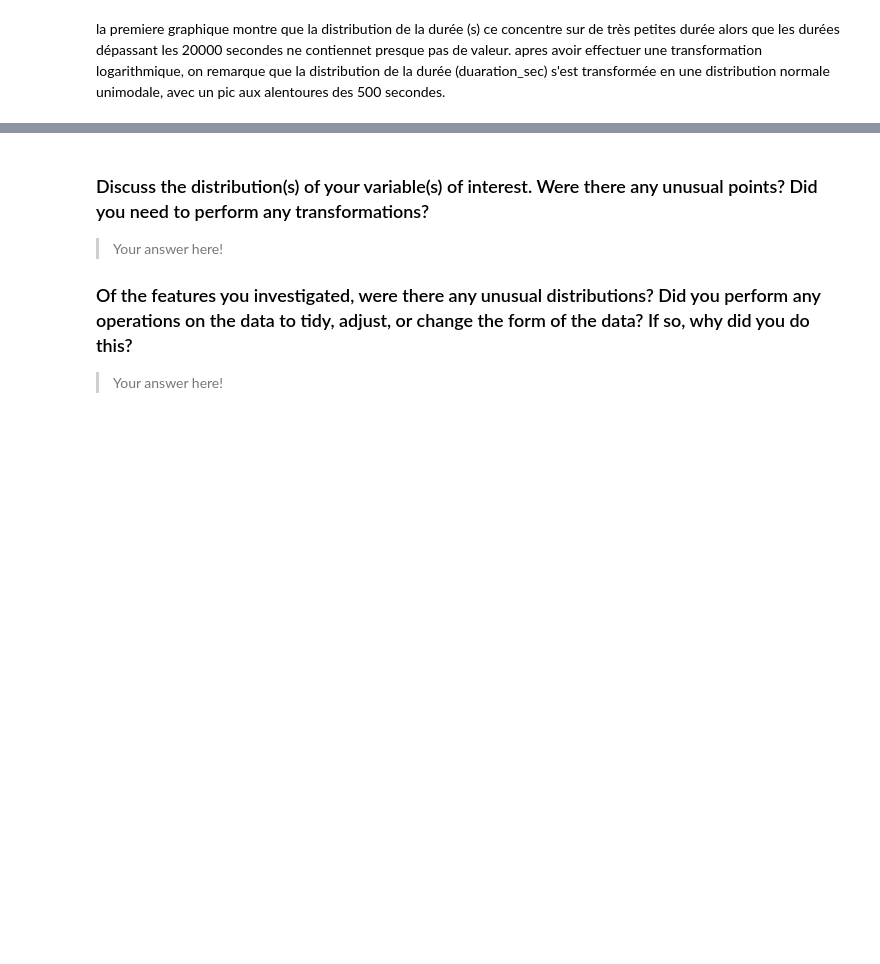
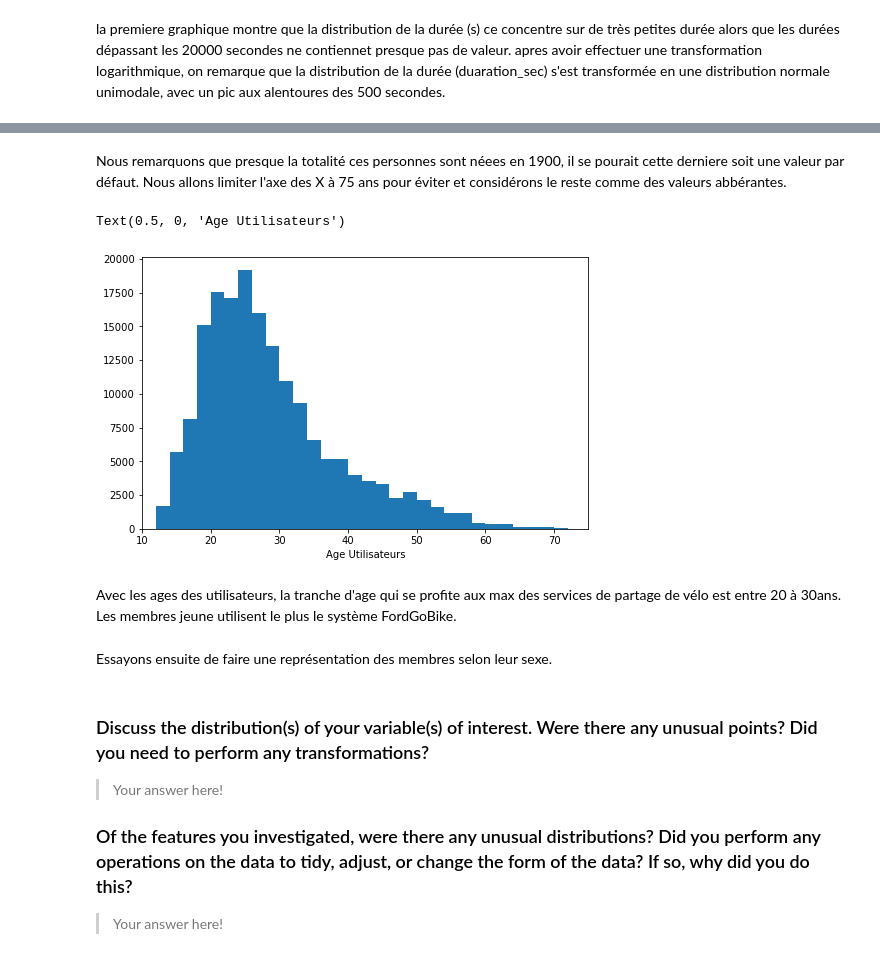
Before and after one commit to ibsom/system_ford_gobike, a Jupyter notebook: Part_I_exploration_FordGoBike.ipynb, the cells around one changed output, grey strips where cells are left out. Cells and saved outputs as stored; diff of their text form; code cells hidden in the pictures; blank space fills up the shorter version.

```diff
--- a/Part_I_exploration_FordGoBike.ipynb
+++ b/Part_I_exploration_FordGoBike.ipynb
@@ -248,3 +291,21 @@ la premiere graphique montre que la distribution de la durée (s) ce concentre s
+# %% [markdown]
+Nous remarquons que presque la totalité ces personnes sont néees en 1900, il se pourait cette derniere soit une valeur par défaut.
+Nous allons limiter l'axe des X  à 75 ans pour éviter et considérons le reste comme des valeurs abbérantes.
+# %%
+bins= np.arange(0, df_bike.member_age.max() + 2, 2)
+
+plt.figure(figsize = [8, 5])
+plt.hist(data = df_bike, x = 'member_age', bins = bins);
+
+plt.xlim([10, 75])
+plt.xlabel('Age Utilisateurs')
+# %% [output]
+Text(0.5, 0, 'Age Utilisateurs')
+[figure, added]
+# %% [markdown]
+Avec les ages des utilisateurs, la tranche d'age qui se profite aux max des services de partage de vélo est entre 20 à 30ans. Les membres jeune utilisent le plus le système FordGoBike.
+# %% [markdown]
+Essayons ensuite de faire une représentation des membres selon leur sexe.
 # %% [markdown]
 ### Discuss the distribution(s) of your variable(s) of interest. Were there any unusual points? Did you need to perform any transformations?
 
```
Also changed, not shown: parts of 6 cells of this notebook.
